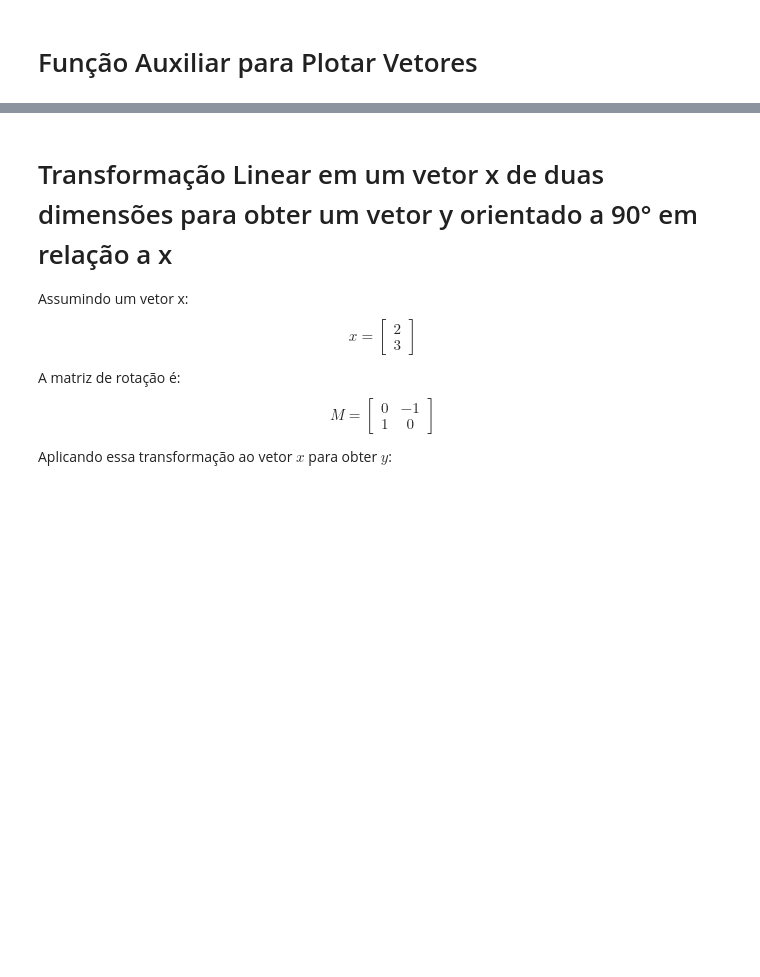
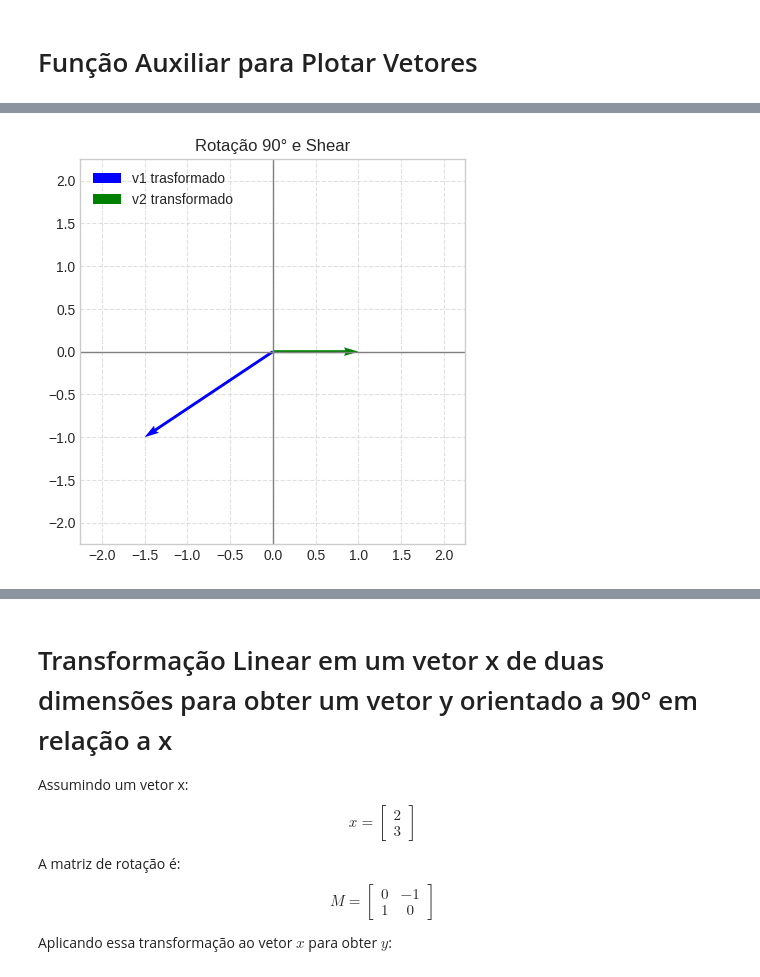
Before and after one commit to Jhonatabz/matematica-computacional-cc-2025, a Jupyter notebook: matematica_computacional_atividade1.ipynb, the cells around one changed output, grey strips where cells are left out. Drawn from its saved outputs; the diff is of its cells as text; code cells hidden in the pictures; blank space fills up the shorter version.

```diff
--- a/matematica_computacional_atividade1.ipynb
+++ b/matematica_computacional_atividade1.ipynb
@@ -45,0 +56,19 @@ def plot_vetores(vetores, cores, legendas, titulo):
+# %%
+v1 = np.array([1, 0])
+v2 = np.array([0, 1])
+
+s = np.array([[1, 1.5],
+               [0, 1]])
+
+r = np.array([[0, 1],
+               [-1, 0]])
+m_final = s @ r
+v1_resultante = m_final @ v1
+v2_resultante = m_final @ v2
+plot_vetores(
+    vetores=[v1_resultante, v2_resultante],
+    cores=['blue','green'],
+    legendas=['v1 trasformado', 'v2 transformado'],
+    titulo='Rotação 90° e Shear')
+# %% [output]
+[figure, added]
```
Also changed, not shown: parts of 9 cells of this notebook.
